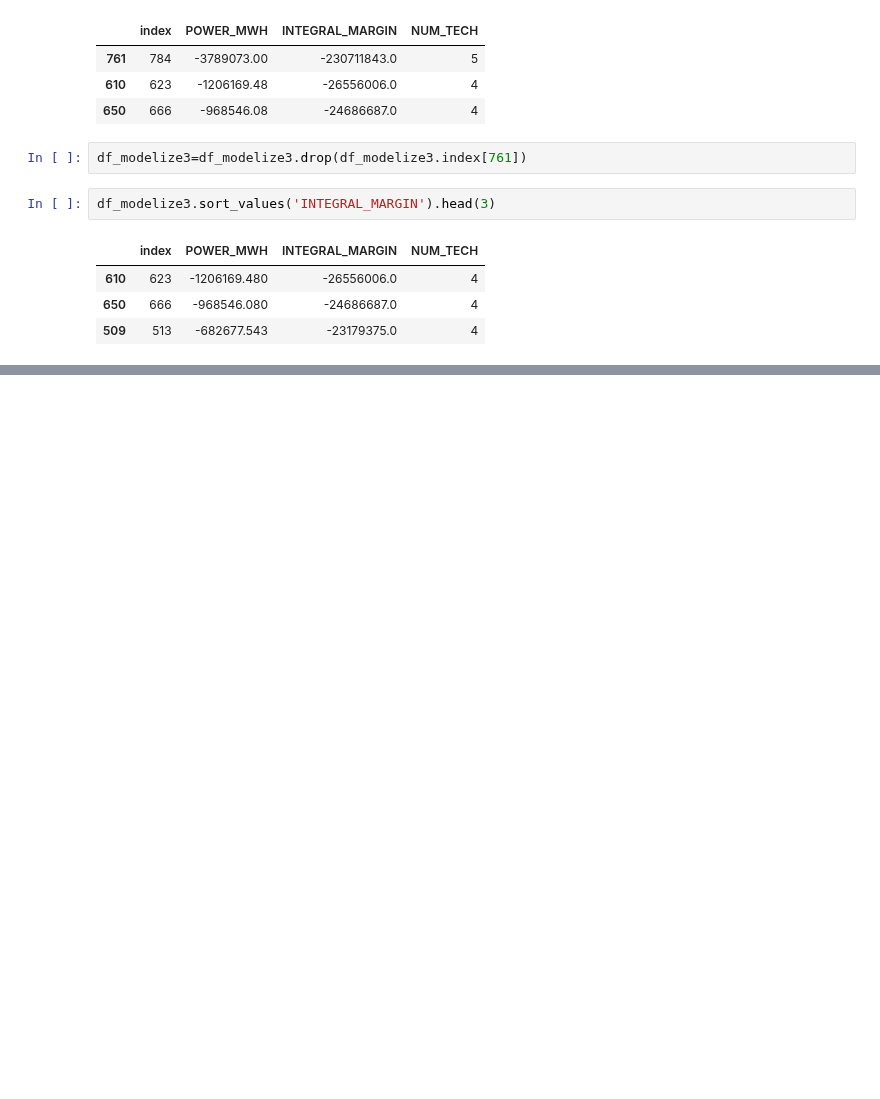
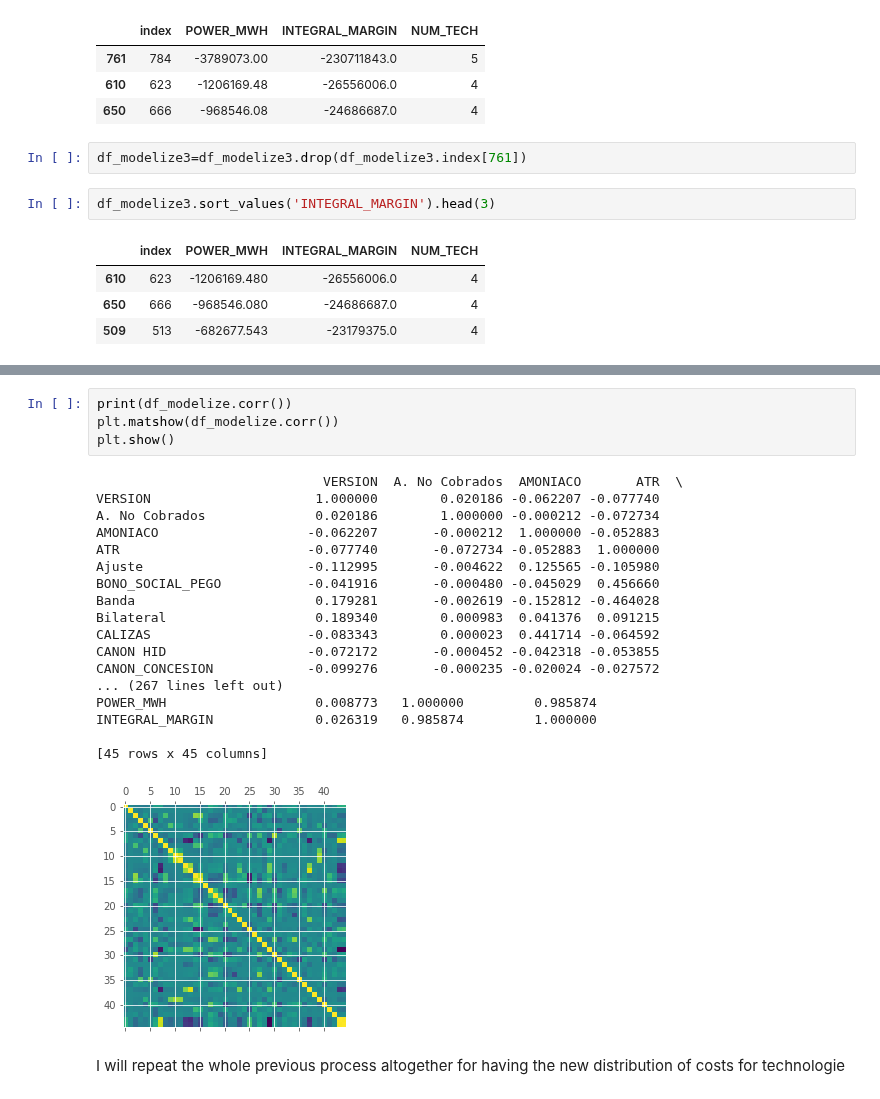
Before and after one commit to davescusope/TFM_Data_Science, a Jupyter notebook: 05. Modeling.ipynb, the cells around one changed output, grey strips where cells are left out. Cells and saved outputs as stored; diff of their text form; blank space fills up the shorter version.

```diff
--- a/05. Modeling.ipynb
+++ b/05. Modeling.ipynb
@@ -147,0 +162,25 @@ plt.scatter(df_modelize3['INTEGRAL_MARGIN'],df_modelize3['POWER_MWH'],c=df_model
+# %%
+print(df_modelize.corr())
+plt.matshow(df_modelize.corr())
+plt.show()
+# %% [output]
+                             VERSION  A. No Cobrados  AMONIACO       ATR  \
+VERSION                     1.000000        0.020186 -0.062207 -0.077740
+A. No Cobrados              0.020186        1.000000 -0.000212 -0.072734
+AMONIACO                   -0.062207       -0.000212  1.000000 -0.052883
+ATR                        -0.077740       -0.072734 -0.052883  1.000000
+Ajuste                     -0.112995       -0.004622  0.125565 -0.105980
+BONO_SOCIAL_PEGO           -0.041916       -0.000480 -0.045029  0.456660
+Banda                       0.179281       -0.002619 -0.152812 -0.464028
+Bilateral                   0.189340        0.000983  0.041376  0.091215
+CALIZAS                    -0.083343        0.000023  0.441714 -0.064592
+CANON HID                  -0.072172       -0.000452 -0.042318 -0.053855
+CANON_CONCESION            -0.099276       -0.000235 -0.020024 -0.027572
+... (267 lines left out)
+POWER_MWH                   0.008773   1.000000         0.985874
+INTEGRAL_MARGIN             0.026319   0.985874         1.000000
+
+[45 rows x 45 columns]
+[figure, added]
+# %% [markdown]
+I will repeat the whole previous process altogether for having the new distribution of costs for technologie
```
Also changed, not shown: parts of 37 cells of this notebook, 1 other file.
